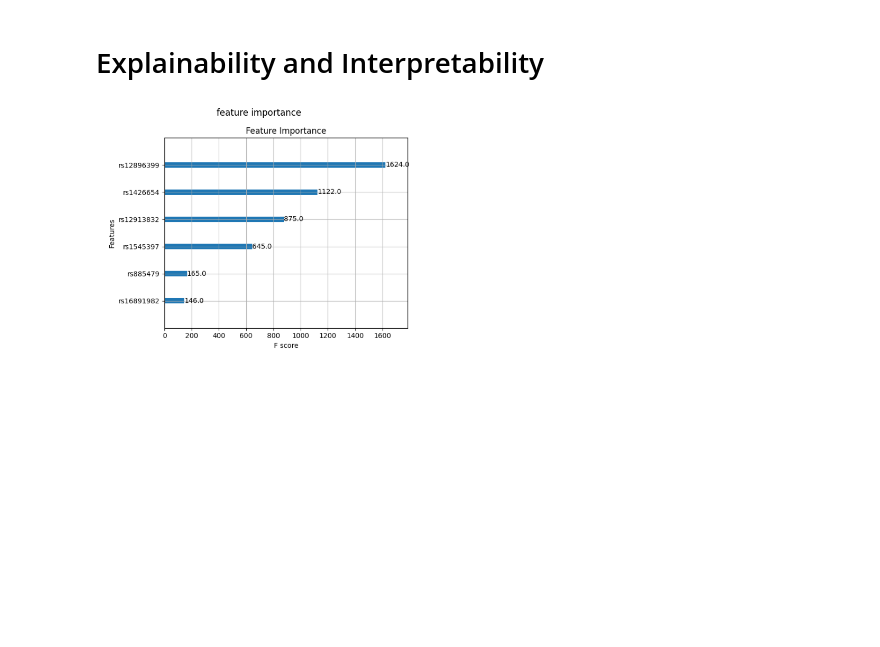
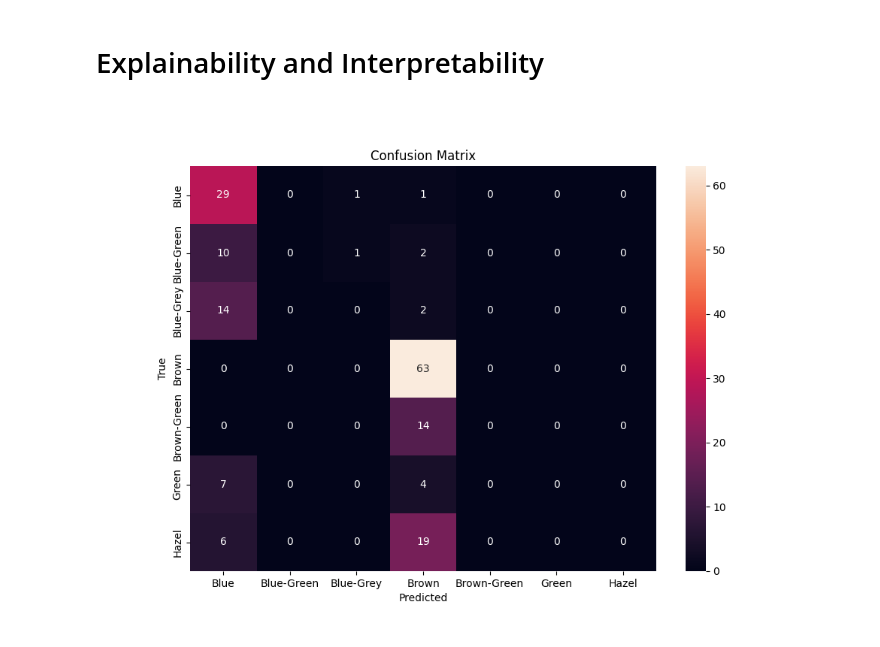
Before and after one commit to ChrisTho23/Gen2PhenMini, a Jupyter notebook: src/helper.ipynb, the cells around one changed output. Drawn from its saved outputs; the diff is of its cells as text; code cells hidden in the pictures; blank space fills up the shorter version.

```diff
--- a/src/helper.ipynb
+++ b/src/helper.ipynb
@@ -287,6 +289,6 @@ plot_images(EVALUATION["LINEAR_NO_NAN"])
 # %% [markdown]
 # Explainability and Interpretability
-# %%
-plot_images(EVALUATION["XGBOOST"])
-# %% [output]
-[figure, removed]
+# %%
+Image(filename=EVALUATION["XGBOOST_FINE_NO_NAN"].joinpath("confusion_matrix.png"))
+# %% [output]
+[figure, added]
```
Also changed, not shown: parts of 22 cells of this notebook, 14 other files.
